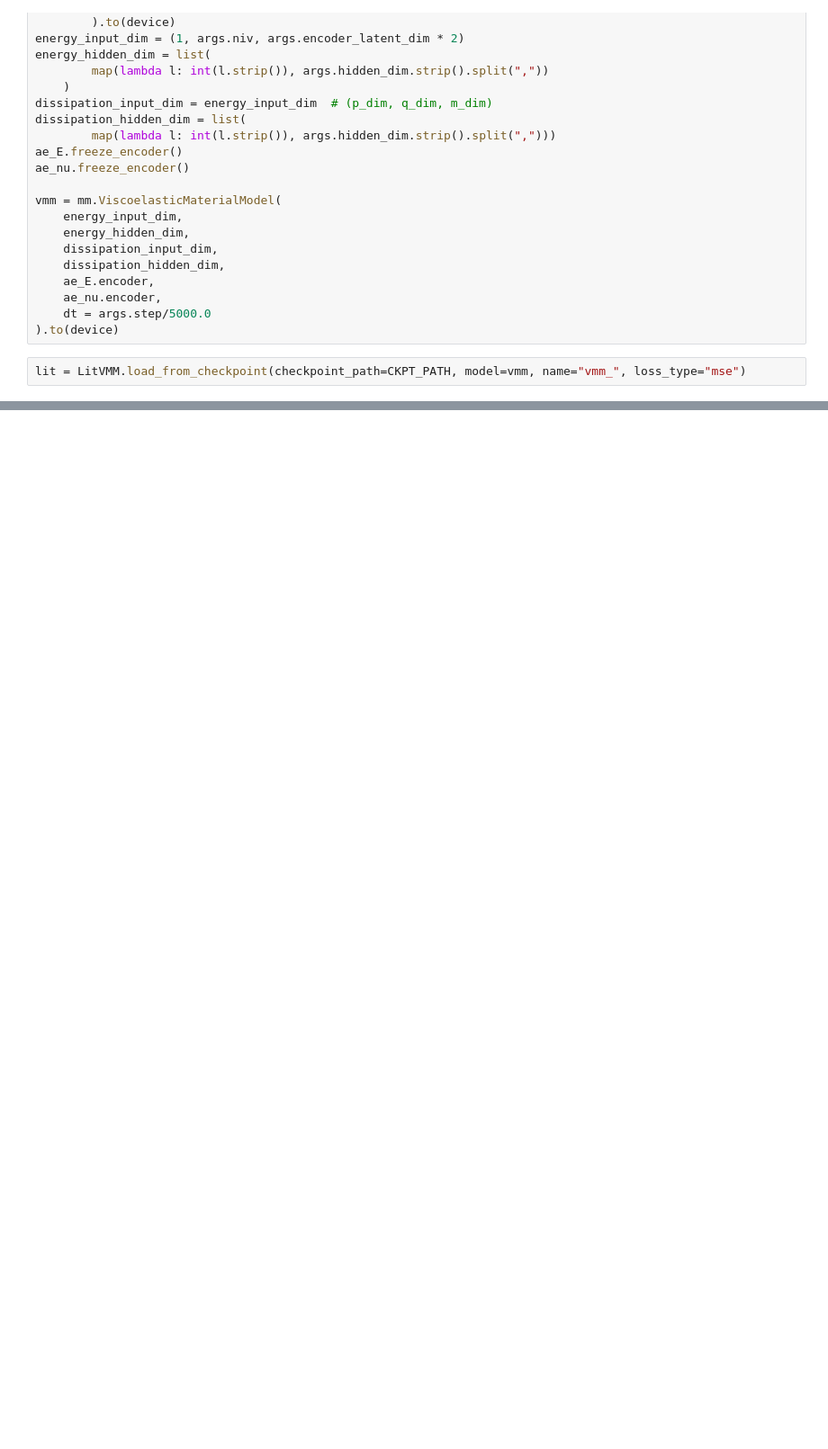
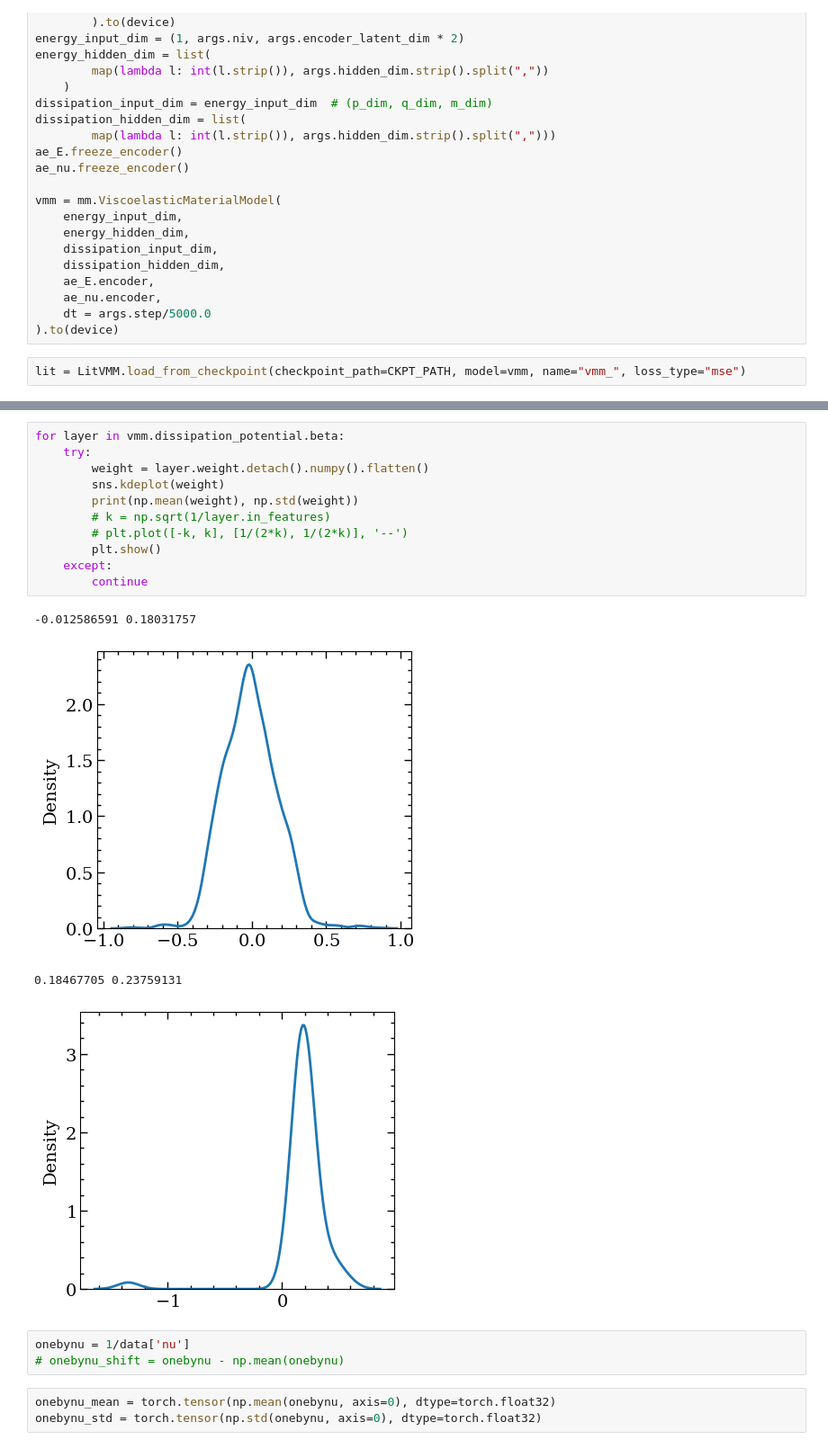
Before and after one commit to m-raj/microstructure-dependent-material-model, a Jupyter notebook: post_processing_lightning.ipynb, the cells around one changed output, grey strips where cells are left out. Shown at 90% size. Saved outputs shown, nothing was run; the diff lists cells and outputs as text; blank space fills up the shorter version.

```diff
--- a/post_processing_lightning.ipynb
+++ b/post_processing_lightning.ipynb
@@ -457,0 +255,22 @@ RuntimeError: Error(s) in loading state_dict for AutoEncoder:
+# %%
+for layer in vmm.dissipation_potential.beta:
+    try:
+        weight = layer.weight.detach().numpy().flatten()
+        sns.kdeplot(weight)
+        print(np.mean(weight), np.std(weight))
+        # k = np.sqrt(1/layer.in_features)
+        # plt.plot([-k, k], [1/(2*k), 1/(2*k)], '--')
+        plt.show()
+    except:
+        continue
+# %% [output]
+-0.012586591 0.18031757
+[figure, added]
+0.18467705 0.23759131
+[figure, added]
+# %%
+onebynu = 1/data['nu']
+# onebynu_shift = onebynu - np.mean(onebynu)
+# %%
+onebynu_mean = torch.tensor(np.mean(onebynu, axis=0), dtype=torch.float32)
+onebynu_std = torch.tensor(np.std(onebynu, axis=0), dtype=torch.float32)
```
Also changed, not shown: parts of 66 cells of this notebook, 1 other file.
